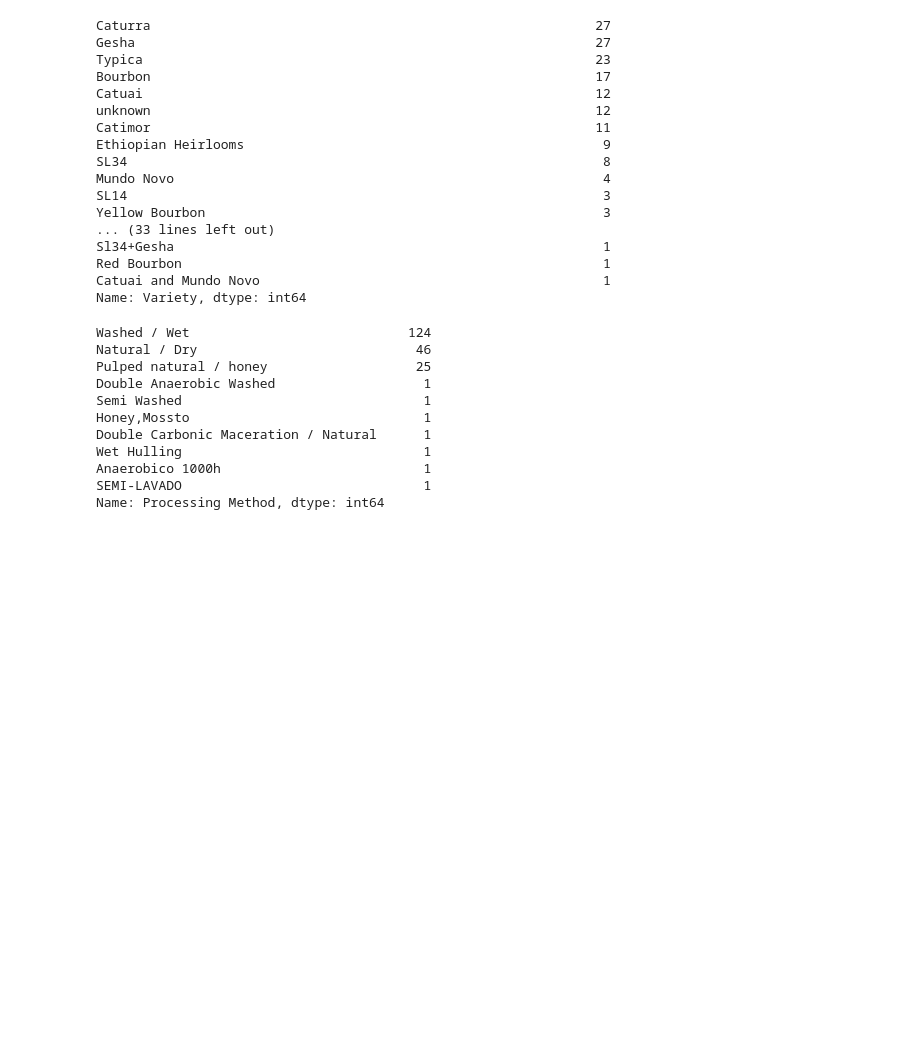
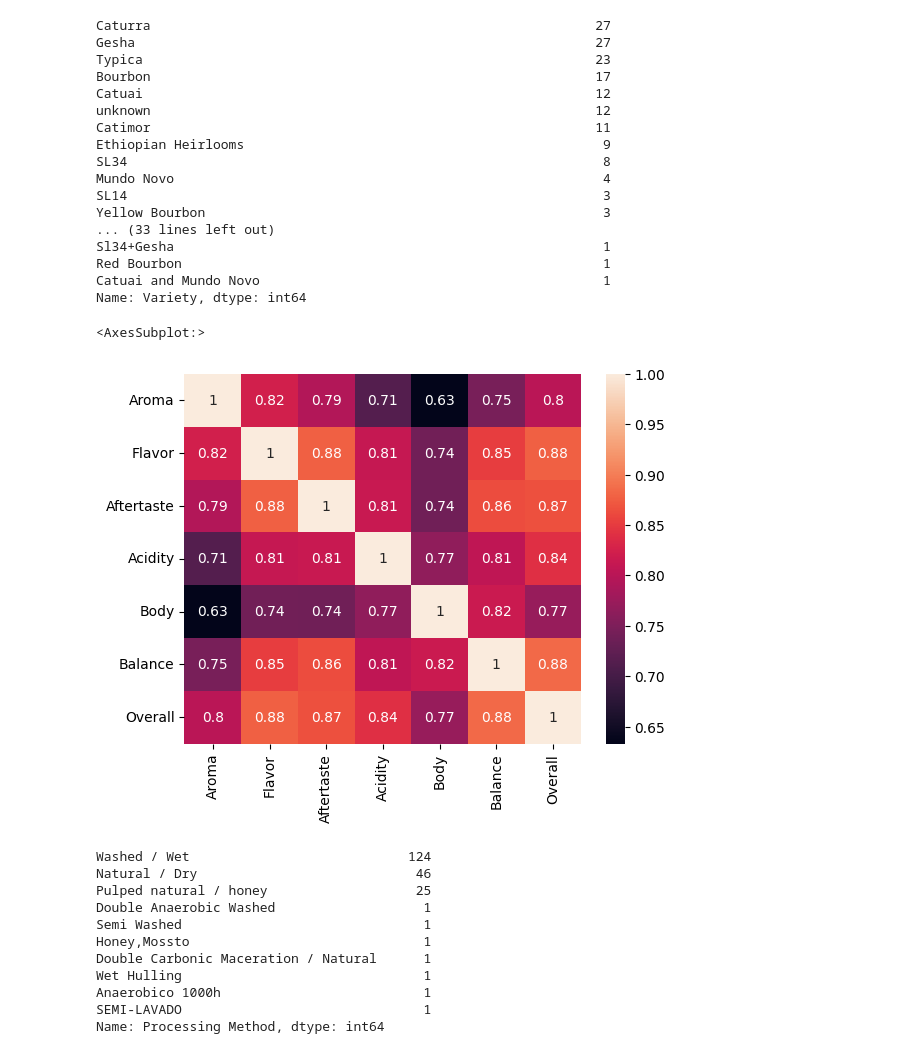
Before and after one commit to guipyson/CMP263_UFRGS, a Jupyter notebook: eda.ipynb, the cells around one changed output. Saved outputs shown, nothing was run; the diff lists cells and outputs as text; code cells hidden in the pictures; blank space fills up the shorter version.

```diff
--- a/eda.ipynb
+++ b/eda.ipynb
@@ -333,3 +327,9 @@ Name: Variety, dtype: int64
+# %%
+corr_mat = df[feats].corr()
+sns.heatmap(corr_mat,annot=True)
+# %% [output]
+<AxesSubplot:>
+[figure, added]
 # %%
 df['Processing Method'].value_counts()
 # %% [output]
```
Also changed, not shown: parts of 4 cells of this notebook.
